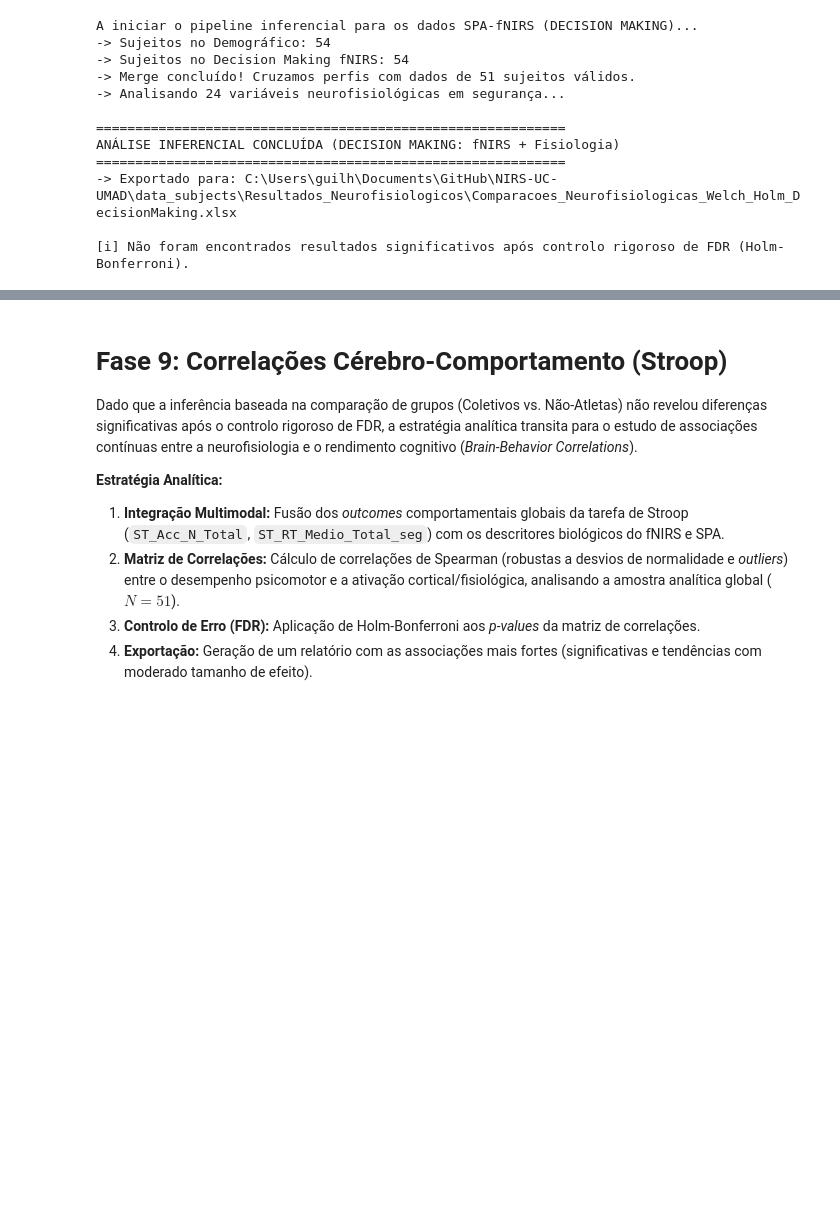
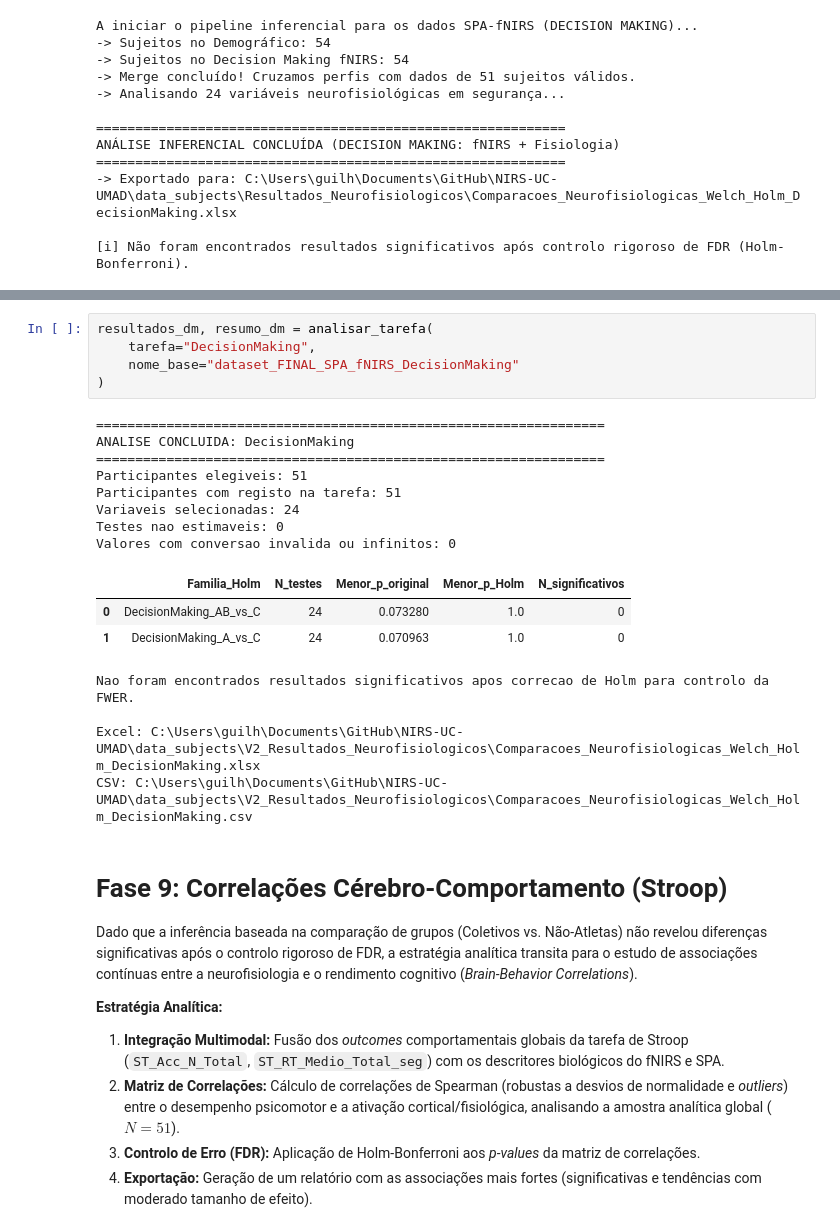
Before and after one commit to brunodireito/NIRS-UC-UMAD, a Jupyter notebook: scripts/9.a_inferencia neurofisiologica.ipynb, the cells around one changed output, grey strips where cells are left out. Saved outputs shown, nothing was run; the diff lists cells and outputs as text; blank space fills up the shorter version.

```diff
--- a/scripts/9.a_inferencia neurofisiologica.ipynb
+++ b/scripts/9.a_inferencia neurofisiologica.ipynb
@@ -453,3 +1216,24 @@ ANÁLISE INFERENCIAL CONCLUÍDA (DECISION MAKING: fNIRS + Fisiologia)
+# %%
+resultados_dm, resumo_dm = analisar_tarefa(
+    tarefa="DecisionMaking",
+    nome_base="dataset_FINAL_SPA_fNIRS_DecisionMaking"
+)
+# %% [output]
+=================================================================
+ANALISE CONCLUIDA: DecisionMaking
+=================================================================
+Participantes elegiveis: 51
+Participantes com registo na tarefa: 51
+Variaveis selecionadas: 24
+Testes nao estimaveis: 0
+Valores com conversao invalida ou infinitos: 0
+|  | Familia_Holm | N_testes | Menor_p_original | Menor_p_Holm | N_significativos |
+| 0 | DecisionMaking_AB_vs_C | 24 | 0.073280 | 1.0 | 0 |
+| 1 | DecisionMaking_A_vs_C | 24 | 0.070963 | 1.0 | 0 |
+Nao foram encontrados resultados significativos apos correcao de Holm para controlo da FWER.
+
+Excel: C:\Users\guilh\Documents\GitHub\NIRS-UC-UMAD\data_subjects\V2_Resultados_Neurofisiologicos\Comparacoes_Neurofisiologicas_Welch_Holm_DecisionMaking.xlsx
+CSV: C:\Users\guilh\Documents\GitHub\NIRS-UC-UMAD\data_subjects\V2_Resultados_Neurofisiologicos\Comparacoes_Neurofisiologicas_Welch_Holm_DecisionMaking.csv
 # %% [markdown]
 # Fase 9: Correlações Cérebro-Comportamento (Stroop)
 
```
Also changed, not shown: parts of 15 cells of this notebook, 3 other files.
